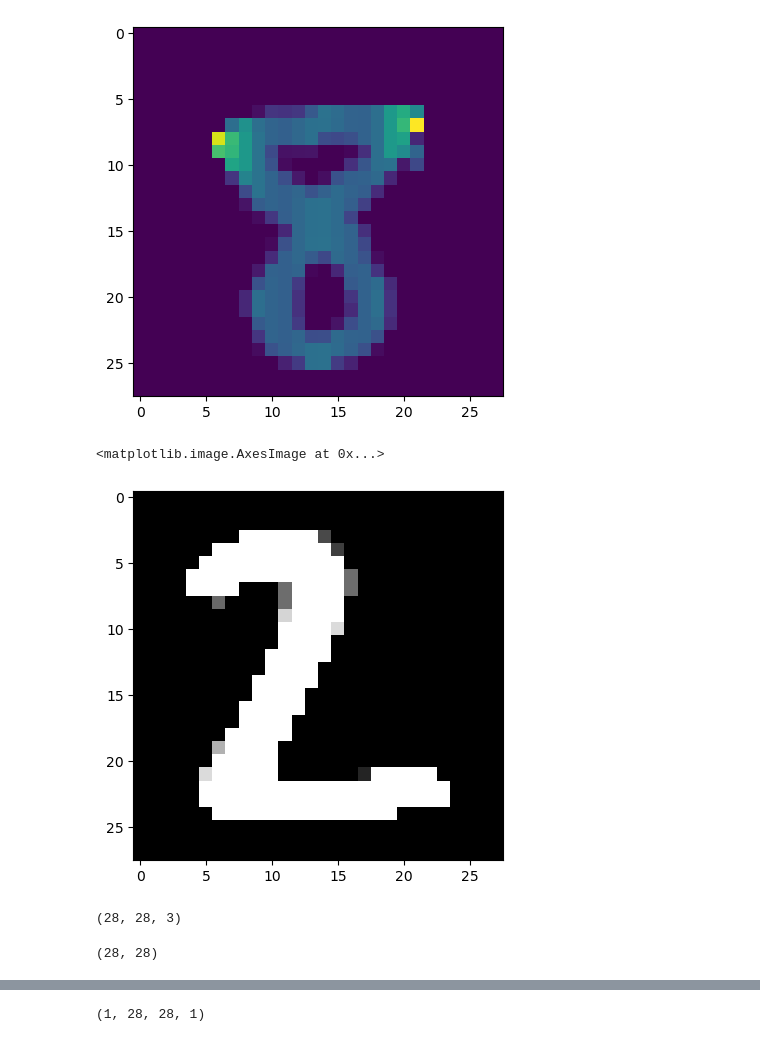
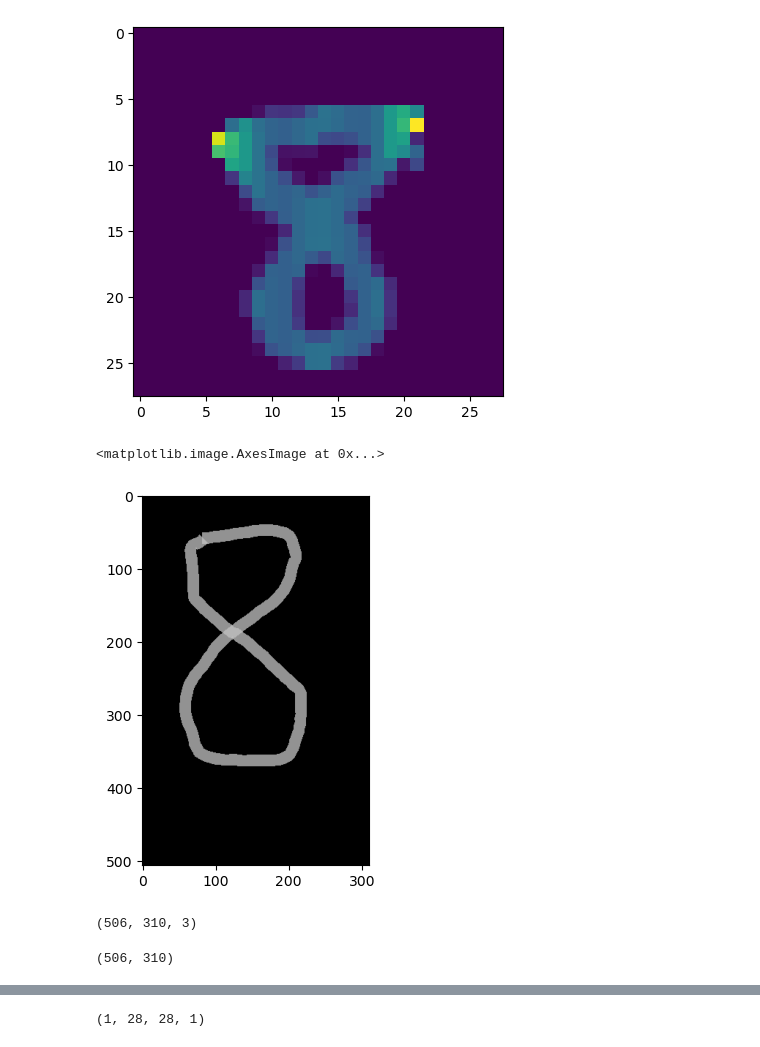
Before and after one commit to cherifissa/haindwritte_predict, a Jupyter notebook: number_predic.ipynb, the cells around one changed output, grey strips where cells are left out. Cells and saved outputs as stored; diff of their text form; code cells hidden in the pictures.

```diff
--- a/number_predic.ipynb
+++ b/number_predic.ipynb
@@ -373,18 +443,21 @@ plt.imshow(x_test[128])
 <matplotlib.image.AxesImage at 0x...>
 [figure]
 # %%
-img = cv2.imread('pred_img/2.png')
+img = cv2.imread('test_8.png')
 plt.imshow(img)
 # %% [output]
 <matplotlib.image.AxesImage at 0x...>
-[figure, old version]
+[figure, new version]
 # %%
 img.shape
 # %% [output]
-(28, 28, 3)
+(506, 310, 3)
 # %%
+# Convert the image to grayscale
 gray = cv2.cvtColor(img, cv2.COLOR_BGR2GRAY)
+
+# Get the shape of the grayscale image
 gray.shape
 # %% [output]
-(28, 28)
+(506, 310)
 # %%
```
Also changed, not shown: parts of 21 cells of this notebook, 6 other files.
